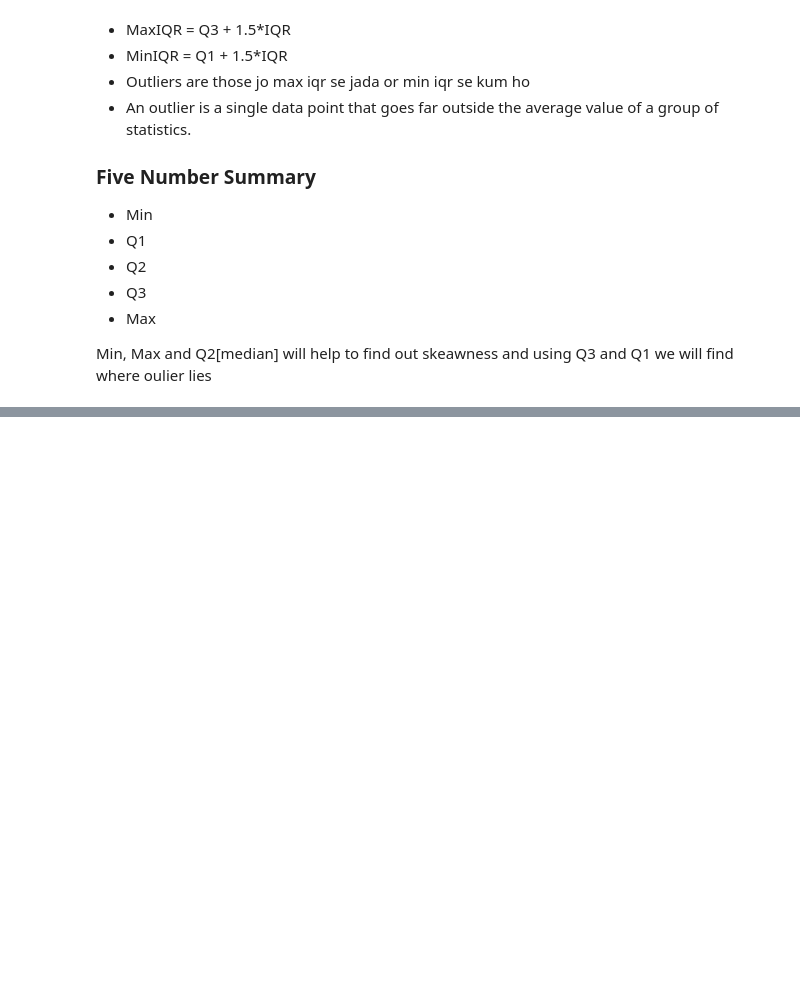
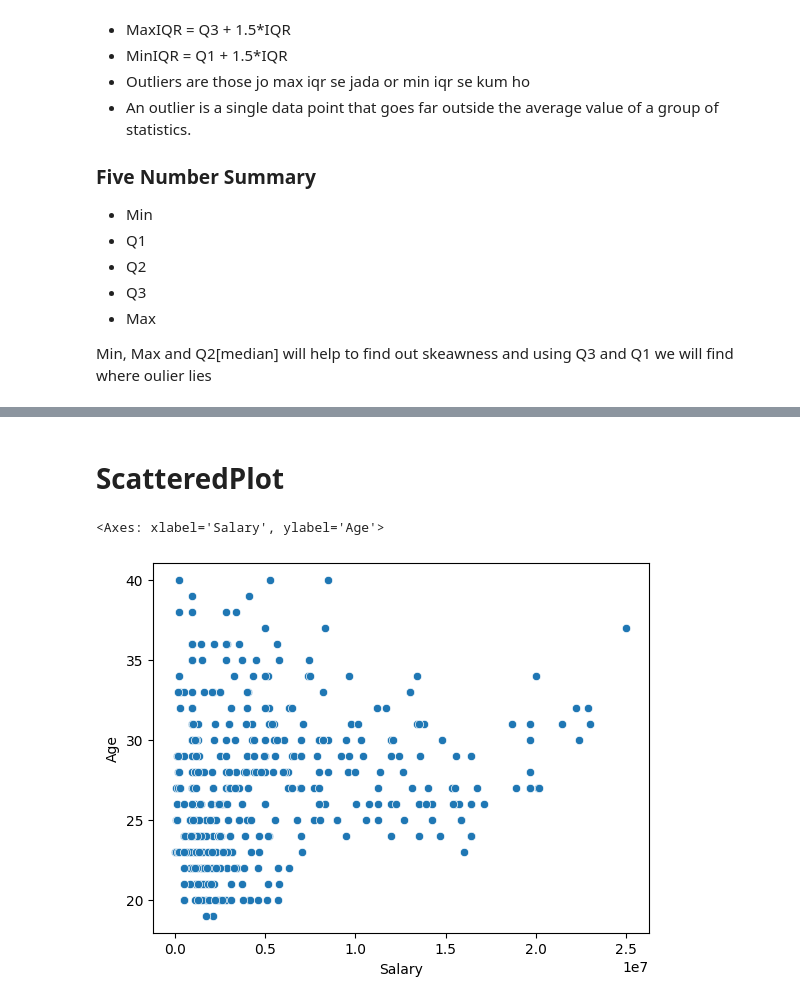
Before and after one commit to Akshat180/Data_Science_Class, a Jupyter notebook: Seaborn.ipynb, the cells around one changed output, grey strips where cells are left out. Saved outputs shown, nothing was run; the diff lists cells and outputs as text; code cells hidden in the pictures; blank space fills up the shorter version.

```diff
--- a/Seaborn.ipynb
+++ b/Seaborn.ipynb
@@ -159,0 +172,7 @@ Min, Max and Q2[median] will help to find out skeawness and using Q3 and Q1 we w
+# %% [markdown]
+# ScatteredPlot
+# %%
+sns.scatterplot(x='Salary',y='Age',data=n)
+# %% [output]
+<Axes: xlabel='Salary', ylabel='Age'>
+[figure, added]
```
Also changed, not shown: parts of 8 cells of this notebook.
